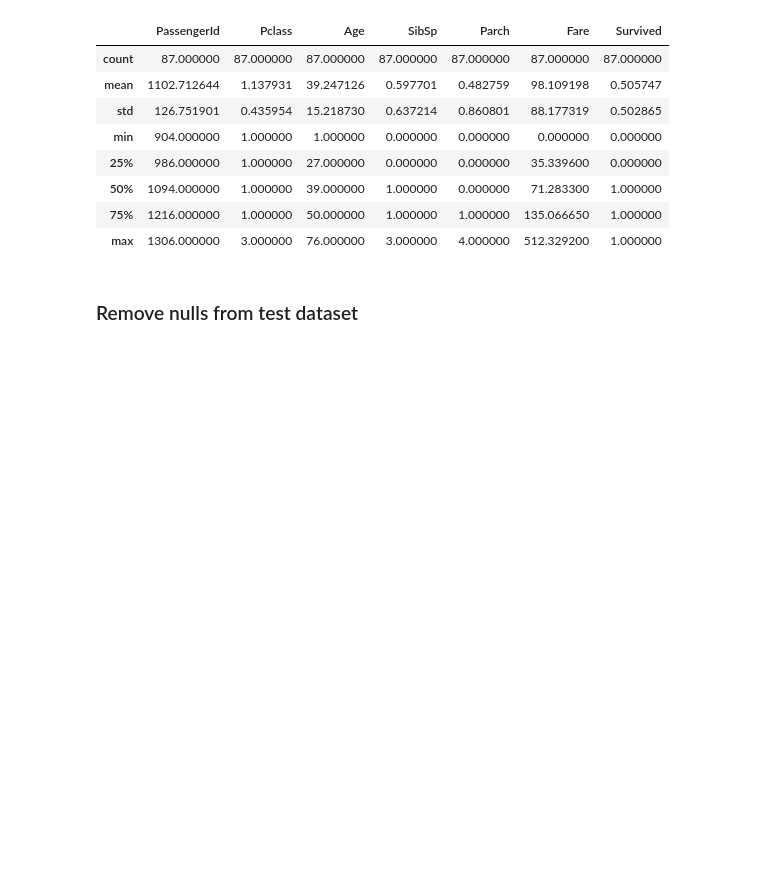
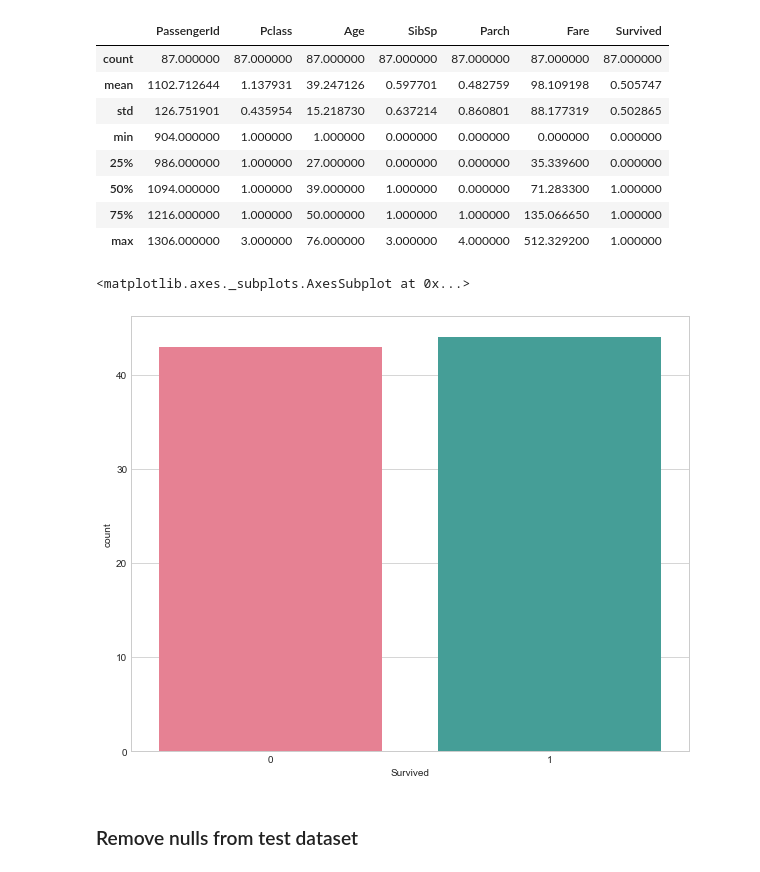
Before and after one commit to Lula27/Kaggle, a Jupyter notebook: TitanicChallenge.ipynb, the cells around one changed output. Saved outputs shown, nothing was run; the diff lists cells and outputs as text; code cells hidden in the pictures; blank space fills up the shorter version.

```diff
--- a/TitanicChallenge.ipynb
+++ b/TitanicChallenge.ipynb
@@ -2,17 +2,26 @@
 # Descriptive Statistics
 # %%
 # Access libraries
+import numpy as np
+import scipy as sp
 import pandas as pd
-import numpy as np
+import seaborn as sb
+# Seaborn color palettes: https://seaborn.pydata.org/tutorial/color_palettes.html
 import matplotlib.pyplot as plt
+import sklearn
+
+from pandas import Series, DataFrame
+from pylab import rcParams
 from sklearn import preprocessing
-import matplotlib.pyplot as plt
-plt.rc("font", size=14)
 from sklearn.linear_model import LogisticRegression
 from sklearn.cross_validation import train_test_split
-import seaborn as sns
-sns.set(style="white")
-sns.set(style="whitegrid", color_codes=True)
+from sklearn import metrics
+from sklearn.metrics import classification_report
+# %%
+# Allow visualalization
+%matplotlib inline
+rcParams['figure.figsize'] = 10, 8
+sb.set_style('whitegrid')
 # %% [markdown]
 # Goal: Create prediction models for survival on Titanic
 ### Final submission should look like survival.csv file
@@ -196,6 +251,14 @@ passSurvival.describe()
 | 50% | 1094.000000 | 1.000000 | 39.000000 | 1.000000 | 0.000000 | 71.283300 | 1.000000 |
 | 75% | 1216.000000 | 1.000000 | 50.000000 | 1.000000 | 1.000000 | 135.066650 | 1.000000 |
 | max | 1306.000000 | 3.000000 | 76.000000 | 3.000000 | 4.000000 | 512.329200 | 1.000000 |
+# %%
+# Check to see if "Survived"is a binary variable from train dataset
+# keep in mind, this output reflects the fact that I removed missing data
+# Graph may not be accurate..
+sb.countplot(x='Survived',data=passSurvival, palette='husl')
+# %% [output]
+<matplotlib.axes._subplots.AxesSubplot at 0x...>
+[figure, added]
 # %% [markdown]
 <h3>Remove nulls from test dataset</h3>
 # %%
```
Also changed, not shown: parts of 51 cells of this notebook, 1 other file.
